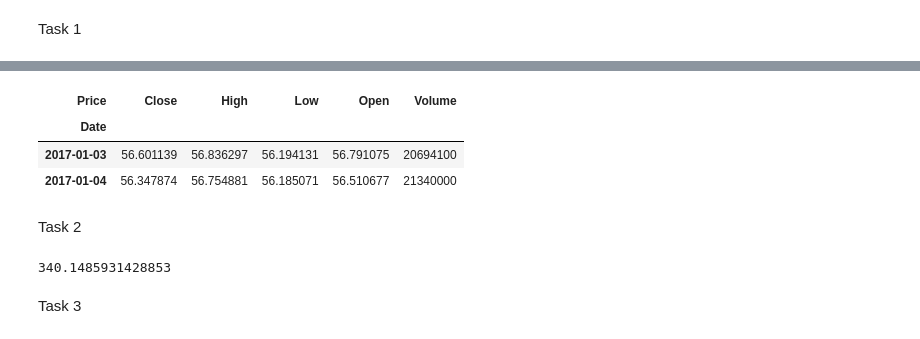
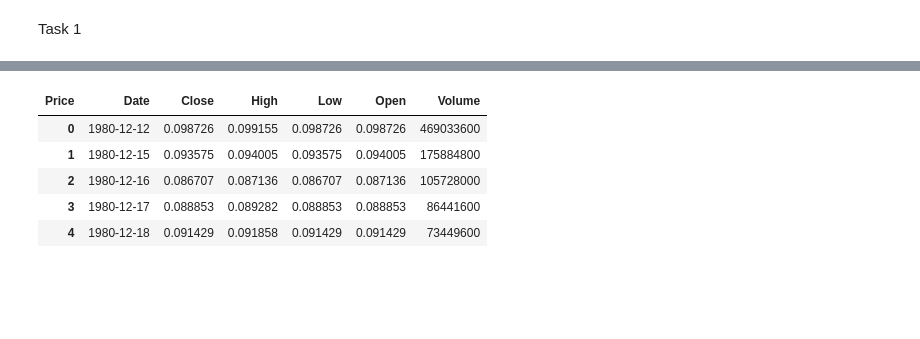
Before and after one commit to amberkhan707/Time-Series-Stock-Analysis, a Jupyter notebook: Assignment.ipynb, the cells around one changed output, grey strips where cells are left out. Drawn from its saved outputs; the diff is of its cells as text; code cells hidden in the pictures; blank space fills up the shorter version.

```diff
--- a/Assignment.ipynb
+++ b/Assignment.ipynb
@@ -21,2 +29,9 @@ df.head();
 # %%
-df = df.set_index('Date');
+adf.head()
+# %% [output]
+| Price | Date | Close | High | Low | Open | Volume |
+| 0 | 1980-12-12 | 0.098726 | 0.099155 | 0.098726 | 0.098726 | 469033600 |
+| 1 | 1980-12-15 | 0.093575 | 0.094005 | 0.093575 | 0.094005 | 175884800 |
+| 2 | 1980-12-16 | 0.086707 | 0.087136 | 0.086707 | 0.087136 | 105728000 |
+| 3 | 1980-12-17 | 0.088853 | 0.089282 | 0.088853 | 0.088853 | 86441600 |
+| 4 | 1980-12-18 | 0.091429 | 0.091858 | 0.091429 | 0.091429 | 73449600 |
@@ -25,15 +38,3 @@ df = df.loc['2017-01-01':'2023-01-01']
 # %%
-df.head(2)
+adf = adf.set_index('Date');
+mdf = mdf.set_index('Date');
-# %% [output]
-| Price | Close | High | Low | Open | Volume |
-| Date |  |  |  |  |  |
-| 2017-01-03 | 56.601139 | 56.836297 | 56.194131 | 56.791075 | 20694100 |
-| 2017-01-04 | 56.347874 | 56.754881 | 56.185071 | 56.510677 | 21340000 |
-# %% [markdown]
-Task 2
-# %%
-df['High'].max()
-# %% [output]
-340.1485931428853
-# %% [markdown]
-Task 3
```
Also changed, not shown: parts of 18 cells of this notebook.
